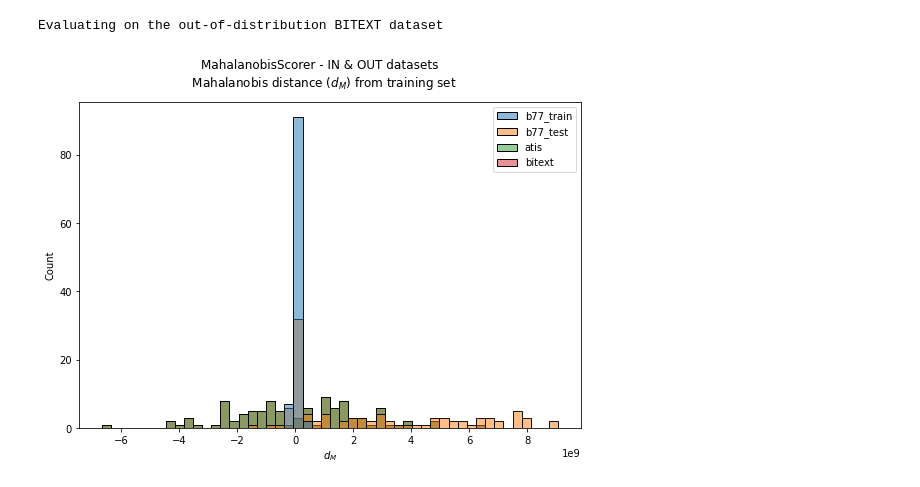
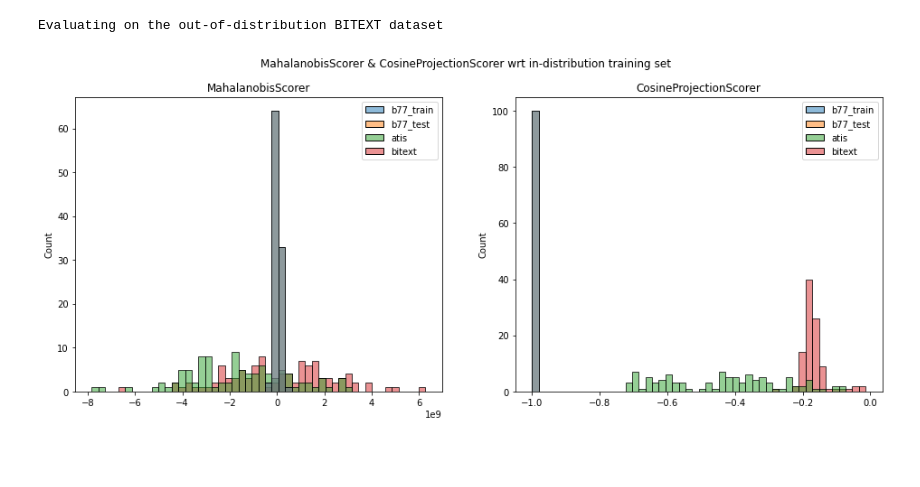
Before and after one commit to PeDiot/OOD-Detection-Intent-Classification, a Jupyter notebook: notebook.ipynb, the cells around one changed output. Saved outputs shown, nothing was run; the diff lists cells and outputs as text; code cells hidden in the pictures; blank space fills up the shorter version.

Commit message:
test cosine detector

```diff
--- a/notebook.ipynb
+++ b/notebook.ipynb
@@ -277,6 +283,10 @@ Layer #12: (n_samples=16, seq_len=23, embed_size=768)
 # %%
 layer_selection = {"last": [-1], "all": [l for l in range(N_HIDDEN_LAYERS)]}
 
-detectors: List[ScorerType] = [MahalanobisScorer(layers=layer_selection["last"])]
-detectors
+detectors: List[ScorerType] = [
+    MahalanobisScorer(layers=layer_selection["last"]),
+    CosineProjectionScorer(layers=layer_selection["last"])
+]
+
+detector_names = [detector.__class__.__name__ for detector in detectors]
 # %% [output]
@@ -331,8 +371,3 @@ records_in_train = evaluate_dataloader(
 )
 # %% [output]
 Evaluating on the in-distribution training set
-# %%
-keys = list(records_in_train.keys())
-print(keys)
-
-score_name = keys[0]
@@ -381,25 +414,31 @@ ds_names = [
     "bitext"
 ]
 
-records = [
+all_records = [
     records_in_train,
     records_in_test,
     records_out_atis,
     records_out_bitext
 ]
 
-maha_scores = pd.DataFrame({
-    ds_name: records[score_name]
-    for ds_name, records in zip(ds_names, records)
-})
+all_scores = {
+    score_name: {
+        ds_name: list(records.values())[i]
+        for ds_name, records in zip(ds_names, all_records)
+    }
+    for i, score_name in enumerate(detector_names)
+}
 # %%
 import seaborn as sns
 import matplotlib.pyplot as plt
 
-fig, ax = plt.subplots(figsize=(9, 6))
-fig.suptitle(u"MahalanobisScorer - IN & OUT datasets \n Mahalanobis distance ($d_M$) from training set")
+fig, axes = plt.subplots(ncols=2, figsize=(16, 6))
+fig.suptitle(f"{' & '.join(detector_names)} wrt in-distribution training set")
 
-sns.histplot(data=maha_scores, ax=ax, bins=50)
-ax.set_xlabel(r"$d_M$");
+for (detector_name, scores), ax in zip(all_scores.items(), axes.flatten()):
+    tmp = pd.DataFrame(scores)
+    sns.histplot(data=tmp, ax=ax, bins=50)
+
+    ax.set_title(detector_name);
 # %% [output]
-[figure, old version]
+[figure, new version]
```
Also changed, not shown: parts of 8 cells of this notebook.
